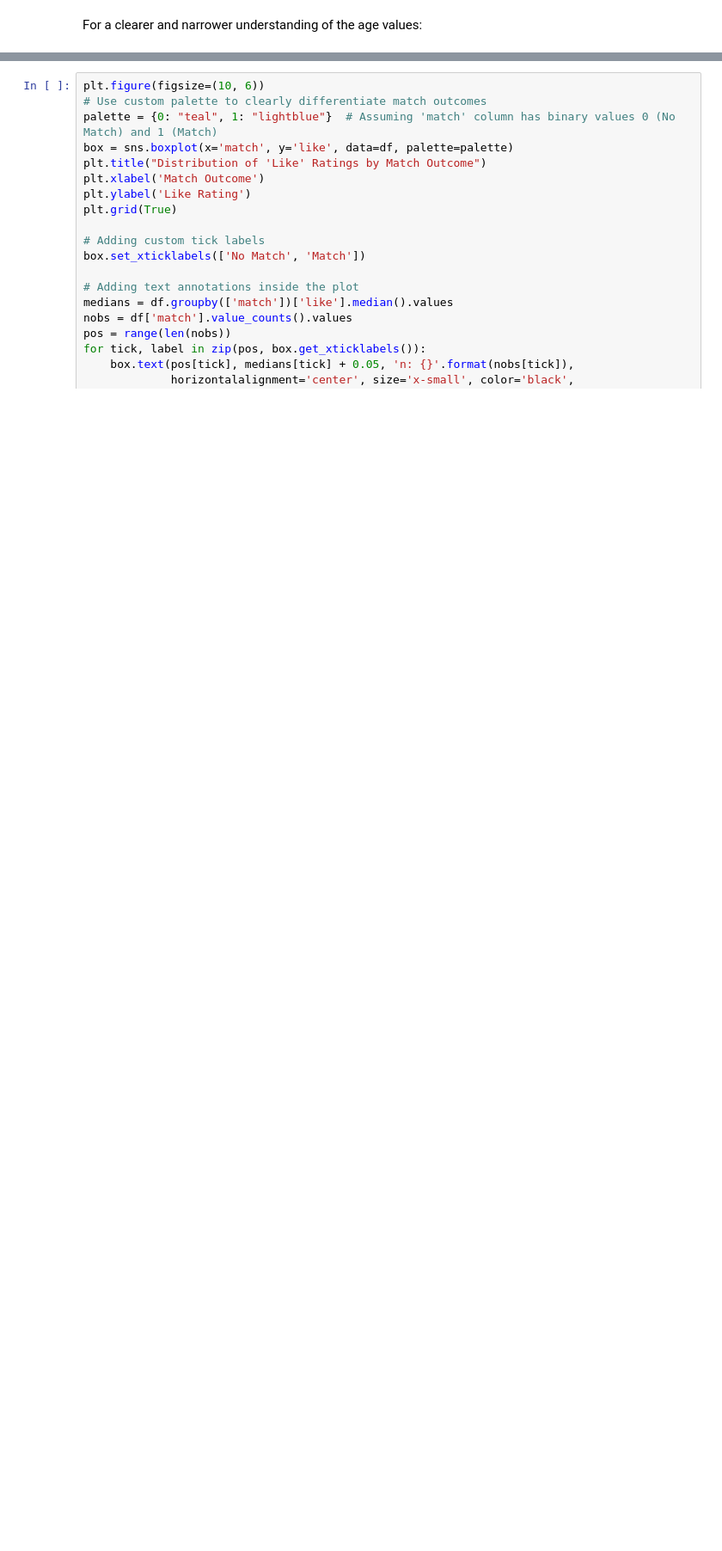
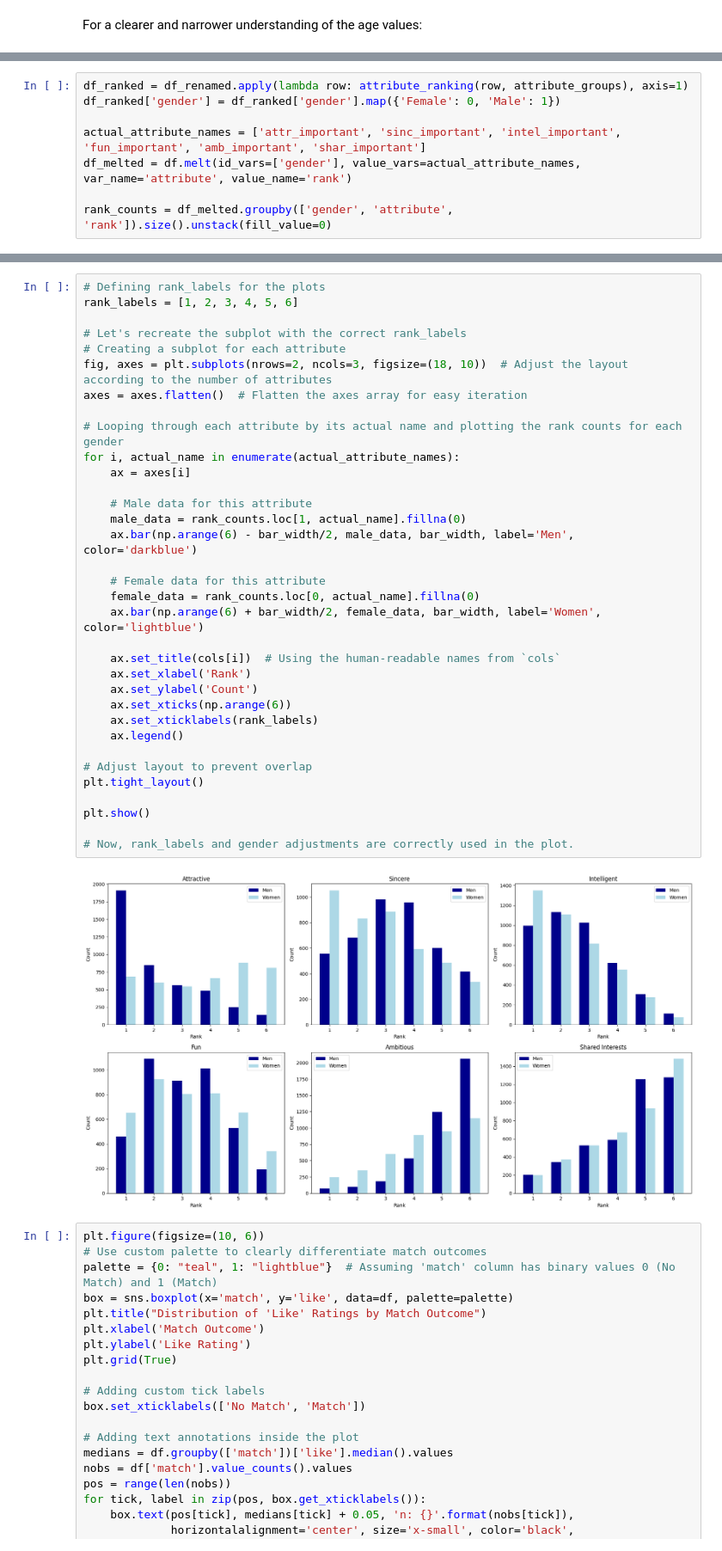
Before and after one commit to meralegre/capstone, a Jupyter notebook: eda_preprocessing.ipynb, the cells around one changed output, grey strips where cells are left out. Shown at 86% size. Drawn from its saved outputs; the diff is of its cells as text; blank space fills up the shorter version.

Commit message:
altered distribution plot for attribute importance to make it cleaner

```diff
--- a/eda_preprocessing.ipynb
+++ b/eda_preprocessing.ipynb
@@ -297,0 +297,8 @@ plt.show()
+# %%
+df_ranked = df_renamed.apply(lambda row: attribute_ranking(row, attribute_groups), axis=1)
+df_ranked['gender'] = df_ranked['gender'].map({'Female': 0, 'Male': 1})
+
+actual_attribute_names = ['attr_important', 'sinc_important', 'intel_important', 'fun_important', 'amb_important', 'shar_important']
+df_melted = df.melt(id_vars=['gender'], value_vars=actual_attribute_names, var_name='attribute', value_name='rank')
+
+rank_counts = df_melted.groupby(['gender', 'attribute', 'rank']).size().unstack(fill_value=0)
@@ -298,3 +320,39 @@ plt.show()
+# %%
+# Defining rank_labels for the plots
+rank_labels = [1, 2, 3, 4, 5, 6]
+
+# Let's recreate the subplot with the correct rank_labels
+# Creating a subplot for each attribute
+fig, axes = plt.subplots(nrows=2, ncols=3, figsize=(18, 10))  # Adjust the layout according to the number of attributes
+axes = axes.flatten()  # Flatten the axes array for easy iteration
+
+# Looping through each attribute by its actual name and plotting the rank counts for each gender
+for i, actual_name in enumerate(actual_attribute_names):
+    ax = axes[i]
+
+    # Male data for this attribute
+    male_data = rank_counts.loc[1, actual_name].fillna(0)
+    ax.bar(np.arange(6) - bar_width/2, male_data, bar_width, label='Men', color='darkblue')
+
+    # Female data for this attribute
+    female_data = rank_counts.loc[0, actual_name].fillna(0)
+    ax.bar(np.arange(6) + bar_width/2, female_data, bar_width, label='Women', color='lightblue')
+
+    ax.set_title(cols[i])  # Using the human-readable names from `cols`
+    ax.set_xlabel('Rank')
+    ax.set_ylabel('Count')
+    ax.set_xticks(np.arange(6))
+    ax.set_xticklabels(rank_labels)
+    ax.legend()
+
+# Adjust layout to prevent overlap
+plt.tight_layout()
+
+plt.show()
+
+# Now, rank_labels and gender adjustments are correctly used in the plot.
+# %% [output]
+[figure, added]
 # %%
 plt.figure(figsize=(10, 6))
 # Use custom palette to clearly differentiate match outcomes
```
Also changed, not shown: parts of 8 cells of this notebook.
